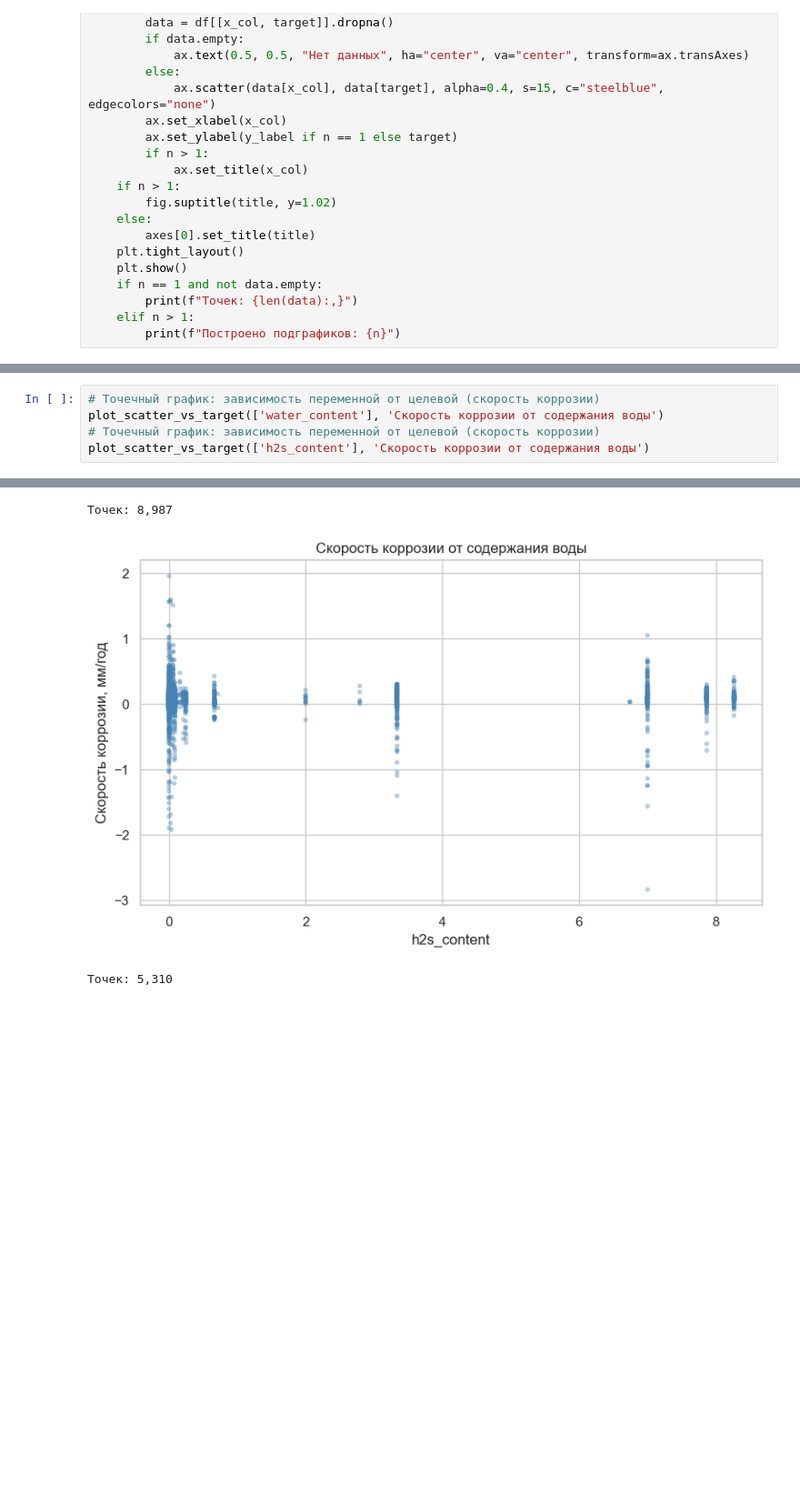
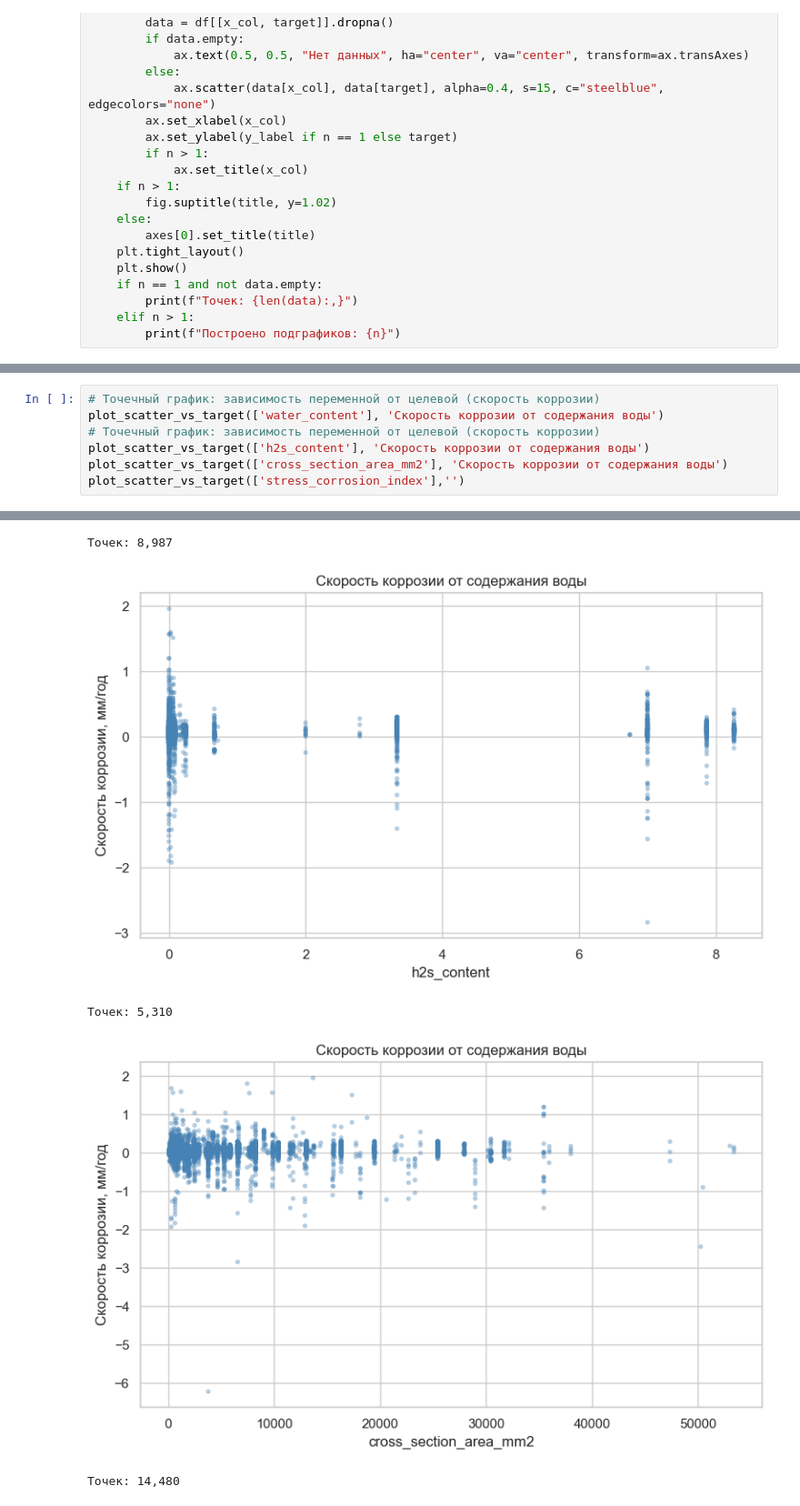
Before and after one commit to Kosyakin/corrosion_analysis_project, a Jupyter notebook: PythonMLExperiments/1_corr_analysis/correlation_analysis.ipynb, the cells around one changed output, grey strips where cells are left out. Shown at 91% size. Cells and saved outputs as stored; diff of their text form; blank space fills up the shorter version.

```diff
--- a/PythonMLExperiments/1_corr_analysis/correlation_analysis.ipynb
+++ b/PythonMLExperiments/1_corr_analysis/correlation_analysis.ipynb
@@ -123,10 +131,14 @@ Name: count, dtype: int64
 # %%
 # Точечный график: зависимость переменной от целевой (скорость коррозии)
 plot_scatter_vs_target(['water_content'], 'Скорость коррозии от содержания воды')
 # Точечный график: зависимость переменной от целевой (скорость коррозии)
 plot_scatter_vs_target(['h2s_content'], 'Скорость коррозии от содержания воды')
+plot_scatter_vs_target(['cross_section_area_mm2'], 'Скорость коррозии от содержания воды')
+plot_scatter_vs_target(['stress_corrosion_index'],'')
 # %% [output]
 [figure]
 Точек: 8,987
 [figure]
 Точек: 5,310
+[figure, added]
+Точек: 14,480
```
Also changed, not shown: parts of 2 cells of this notebook, 3 other files.
